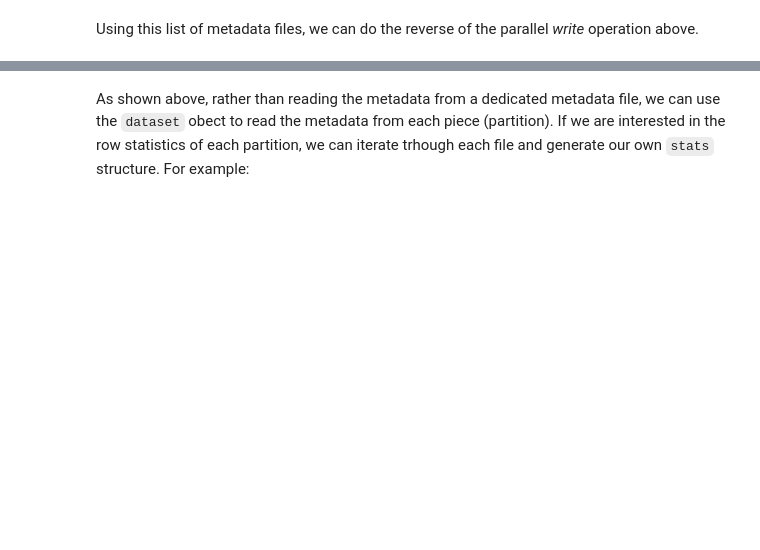
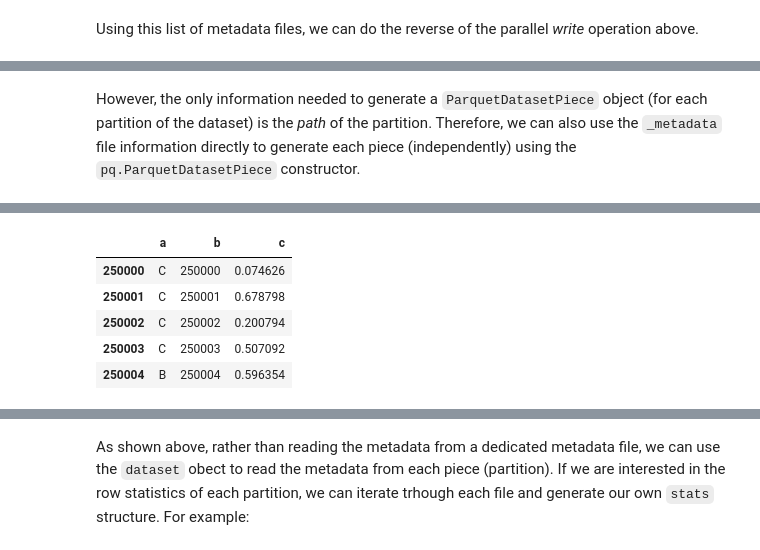
Before and after one commit to rjzamora/notebooks, a Jupyter notebook: pandas_pyarrow_simple.ipynb, the cells around one changed output, grey strips where cells are left out. Drawn from its saved outputs; the diff is of its cells as text; code cells hidden in the pictures; blank space fills up the shorter version.

```diff
--- a/pandas_pyarrow_simple.ipynb
+++ b/pandas_pyarrow_simple.ipynb
@@ -251,0 +332,14 @@ Using this list of metadata files, we can do the reverse of the parallel *write*
+# %% [markdown]
+However, the only information needed to generate a `ParquetDatasetPiece` object (for each partition of the dataset) is the *path* of the partition. Therefore, we can also use the `_metadata` file information directly to generate each piece (independently) using the `pq.ParquetDatasetPiece` constructor.
+# %%
+pieces = [pq.ParquetDatasetPiece(path + '/' + f) for f in rg_files]
+piece = pieces[0]
+%time md = piece.get_metadata(lambda fn: pq.ParquetFile(open(fn, mode="rb")))
+with open(piece.path, mode="rb") as f:
+    table = piece.read(
+        use_pandas_metadata=True,
+        file=f,
+        use_threads=False
+    )
+table.to_pandas().head()
+# %% [output]
@@ -251,0 +348,6 @@ Using this list of metadata files, we can do the reverse of the parallel *write*
+|  | a | b | c |
+| 250000 | C | 250000 | 0.074626 |
+| 250001 | C | 250001 | 0.678798 |
+| 250002 | C | 250002 | 0.200794 |
+| 250003 | C | 250003 | 0.507092 |
+| 250004 | B | 250004 | 0.596354 |
```
Also changed, not shown: parts of 22 cells of this notebook.
